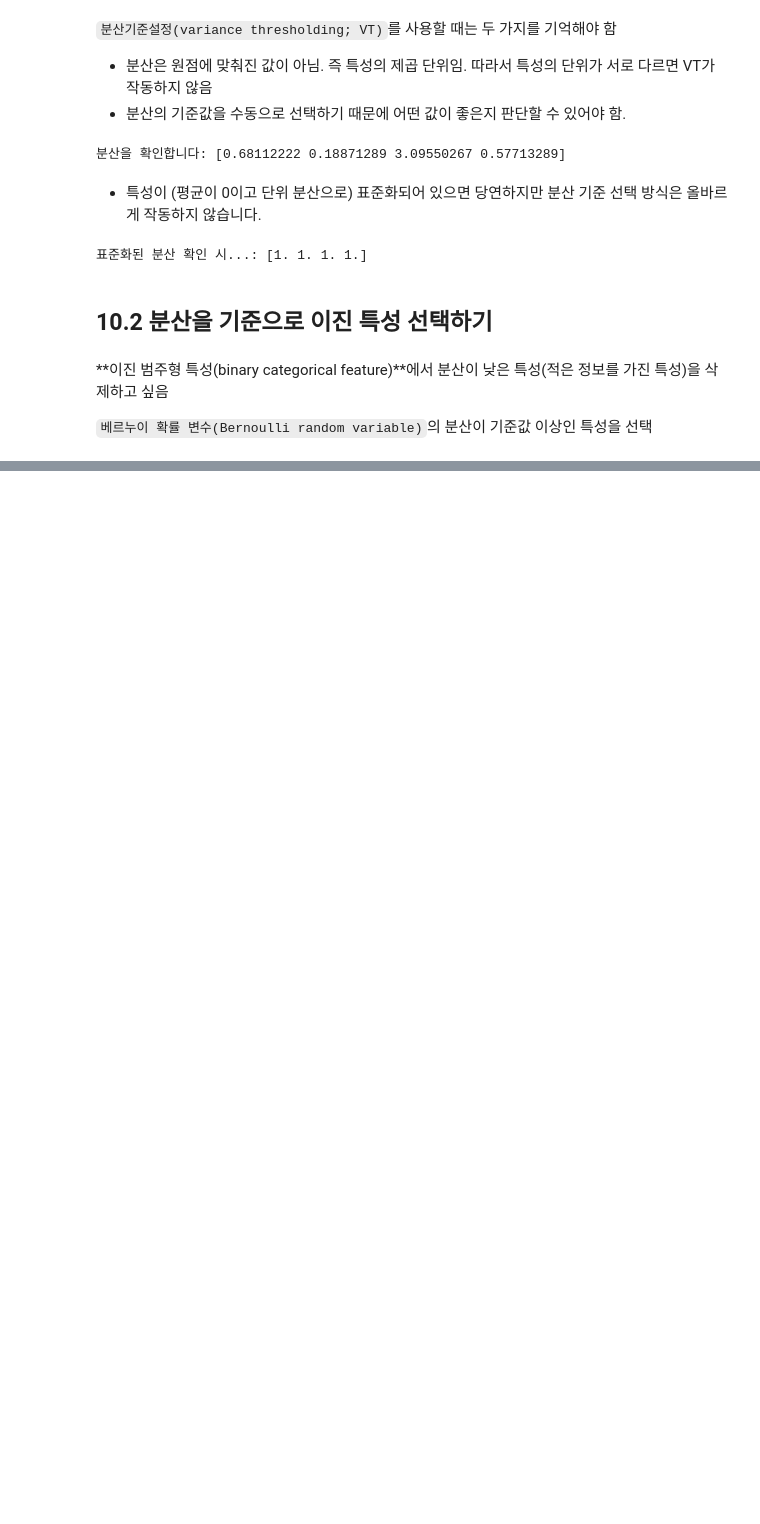
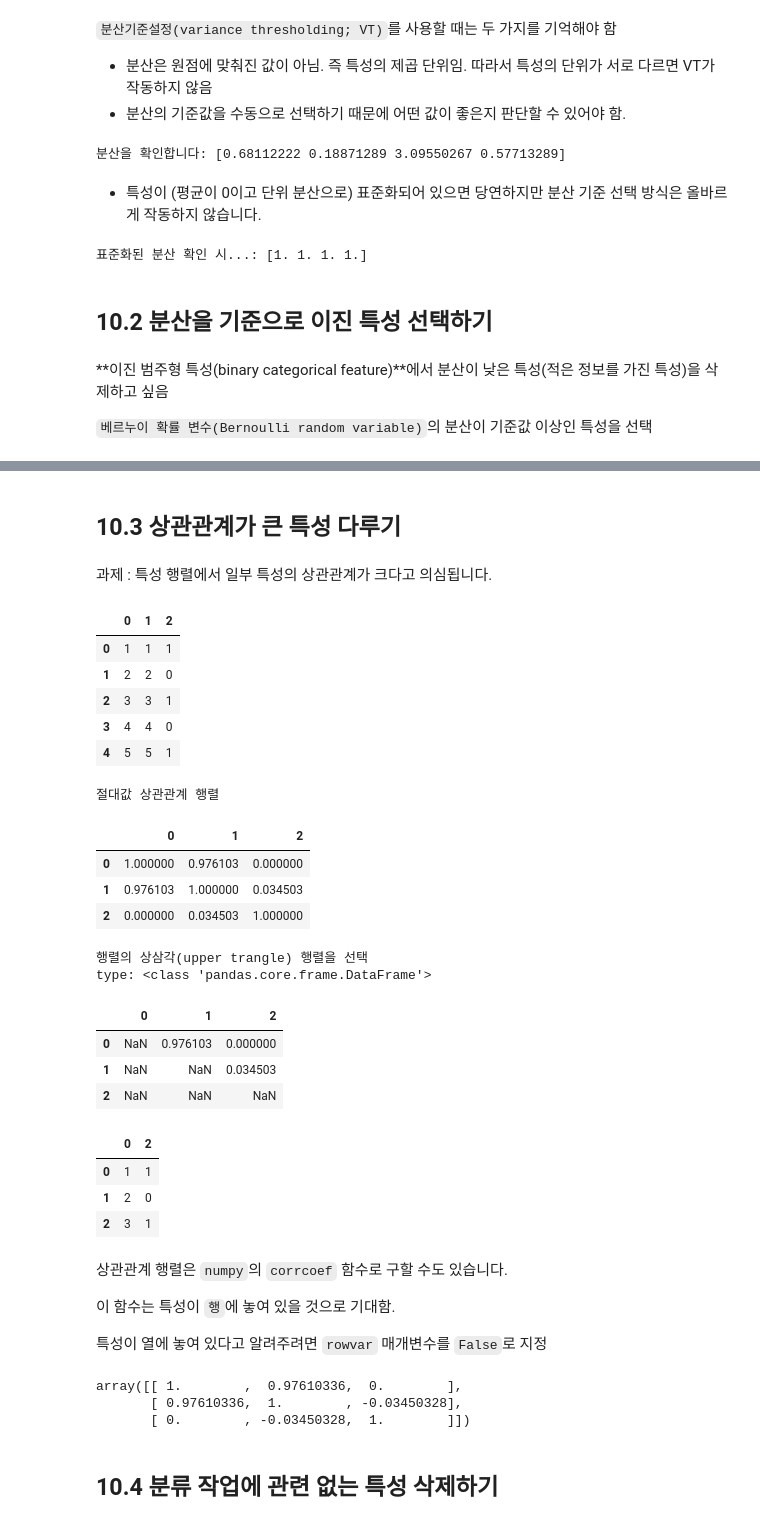
Before and after one commit to johyunkang/MLwithPythonCookbook, a Jupyter notebook: 10_특성선택을사용한_차원축소.ipynb, the cells around one changed output, grey strips where cells are left out. Saved outputs shown, nothing was run; the diff lists cells and outputs as text; code cells hidden in the pictures; blank space fills up the shorter version.

```diff
--- a/10_특성선택을사용한_차원축소.ipynb
+++ b/10_특성선택을사용한_차원축소.ipynb
@@ -86,0 +138,75 @@ from sklearn.feature_selection import VarianceThreshold
+# %% [markdown]
+## 10.3 상관관계가 큰 특성 다루기
+# %% [markdown]
+과제 : 특성 행렬에서 일부 특성의 상관관계가 크다고 의심됩니다.
+# %%
+import pandas as pd
+import numpy as np
+
+# 상관관계가 큰 두 개의 특성을 가진 특성 행렬을 생성
+features = np.array( [ [1, 1, 1],
+                       [2, 2, 0],
+                       [3, 3, 1],
+                       [4, 4, 0],
+                       [5, 5, 1],
+                       [6, 6, 0],
+                       [7, 7, 1],
+                       [8, 7, 0],
+                       [9, 7, 1] ] )
+
+df = pd.DataFrame(features)
+display(df.head())
+print('\n\n')
+
+# 상관행렬 생성 (절대값)
+corr_matrix = df.corr().abs()
+print('절대값 상관관계 행렬')
+display(corr_matrix)
+
+print('\n\n행렬의 상삼각(upper trangle) 행렬을 선택')
+upper = corr_matrix.where( np.triu( np.ones(corr_matrix.shape),
+                                  k=1).astype(bool))
+print('type:', type(upper))
+display(upper)
+
+# 상관 계수가 0.95 보다 큰 특성 열의 인덱스를 찾음
+to_drop = [ column for column in upper.columns if any( upper[column] > 0.95 ) ]
+
+# 특성 삭제
+df.drop(df.columns[to_drop], axis=1).head(3)
+# %% [output]
+|  | 0 | 1 | 2 |
+| 0 | 1 | 1 | 1 |
+| 1 | 2 | 2 | 0 |
+| 2 | 3 | 3 | 1 |
+| 3 | 4 | 4 | 0 |
+| 4 | 5 | 5 | 1 |
+절대값 상관관계 행렬
+|  | 0 | 1 | 2 |
+| 0 | 1.000000 | 0.976103 | 0.000000 |
+| 1 | 0.976103 | 1.000000 | 0.034503 |
+| 2 | 0.000000 | 0.034503 | 1.000000 |
+행렬의 상삼각(upper trangle) 행렬을 선택
+type: <class 'pandas.core.frame.DataFrame'>
+|  | 0 | 1 | 2 |
+| 0 | NaN | 0.976103 | 0.000000 |
+| 1 | NaN | NaN | 0.034503 |
+| 2 | NaN | NaN | NaN |
+|  | 0 | 2 |
+| 0 | 1 | 1 |
+| 1 | 2 | 0 |
+| 2 | 3 | 1 |
+# %% [markdown]
+상관관계 행렬은 `numpy`의 `corrcoef` 함수로 구할 수도 있습니다.
+
+이 함수는 특성이 `행`에 놓여 있을 것으로 기대함.
+
+특성이 열에 놓여 있다고 알려주려면 `rowvar` 매개변수를 `False`로 지정
+# %%
+np.corrcoef(features, rowvar=False)
+# %% [output]
+array([[ 1.        ,  0.97610336,  0.        ],
+       [ 0.97610336,  1.        , -0.03450328],
+       [ 0.        , -0.03450328,  1.        ]])
+# %% [markdown]
+## 10.4 분류 작업에 관련 없는 특성 삭제하기
```
Also changed, not shown: parts of 9 cells of this notebook.
